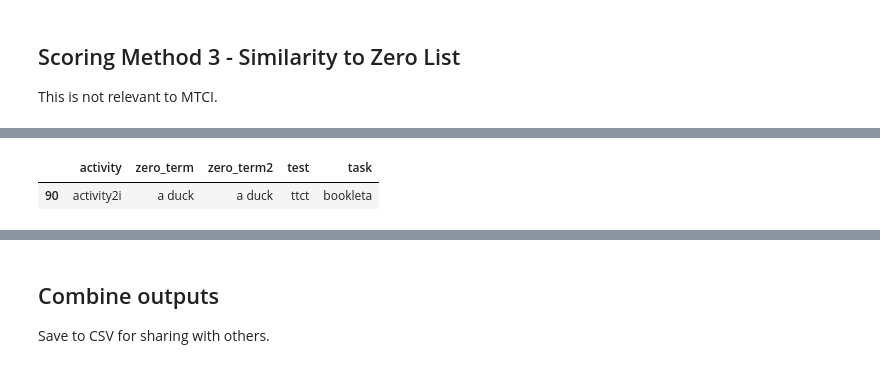
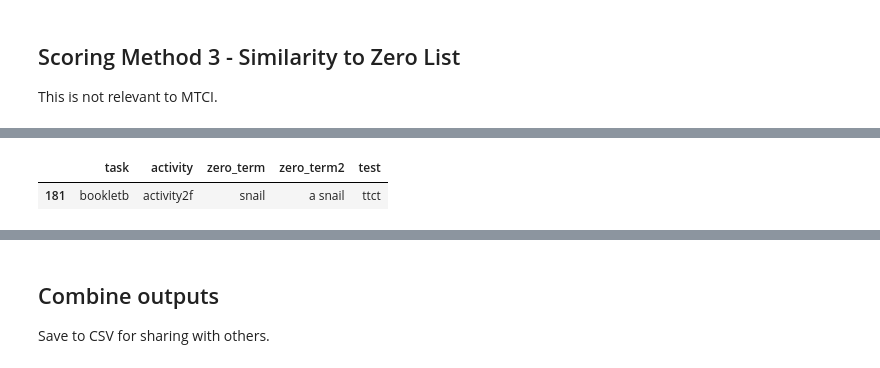
Before and after one commit to massivetexts/motes-figural, a Jupyter notebook: notebooks/measures/unsupervised-figural.ipynb, the cells around one changed output, grey strips where cells are left out. Cells and saved outputs as stored; diff of their text form; code cells hidden in the pictures.

```diff
--- a/notebooks/measures/unsupervised-figural.ipynb
+++ b/notebooks/measures/unsupervised-figural.ipynb
@@ -17,10 +18,7 @@ from figural.utils import autoset_device, grammar, collage, task_ref
 device = autoset_device()
 model, preprocess = clip.load("ViT-B/32", device=device)
 
-# load test reference
-with open('../../config.yaml') as f:
-    data = yaml.safe_load(f)
-root_dir = Path(data['root_dir'])
-root_dir
+meta = load_config('../../config.yaml')
+root_dir = Path(meta['root_dir'])
 # %% [output]
 CLIP doesn't work on M1 GPUs yet; check here for updates: https://github.com/openai/CLIP/issues/247
@@ -169,8 +121,7 @@ TODO where is zero-list for booklet A
 # %%
-zero_list = pd.read_csv(data_dir/'zero_list.csv')
-zero_list['zero_term'] = zero_list.zero_term.apply(grammar)
-zero_list[['test', 'task']] = 'ttct', 'bookleta'
+zero_list = pd.read_csv(root_dir/'data'/'zero_list.csv')
+zero_list[['test']] = 'ttct'
 zero_list.sample()
 # %% [output]
-|  | activity | zero_term | zero_term2 | test | task |
-| 90 | activity2i | a duck | a duck | ttct | bookleta |
+|  | task | activity | zero_term | zero_term2 | test |
+| 181 | bookletb | activity2f | snail | a snail | ttct |
```
Also changed, not shown: parts of 24 cells of this notebook.
